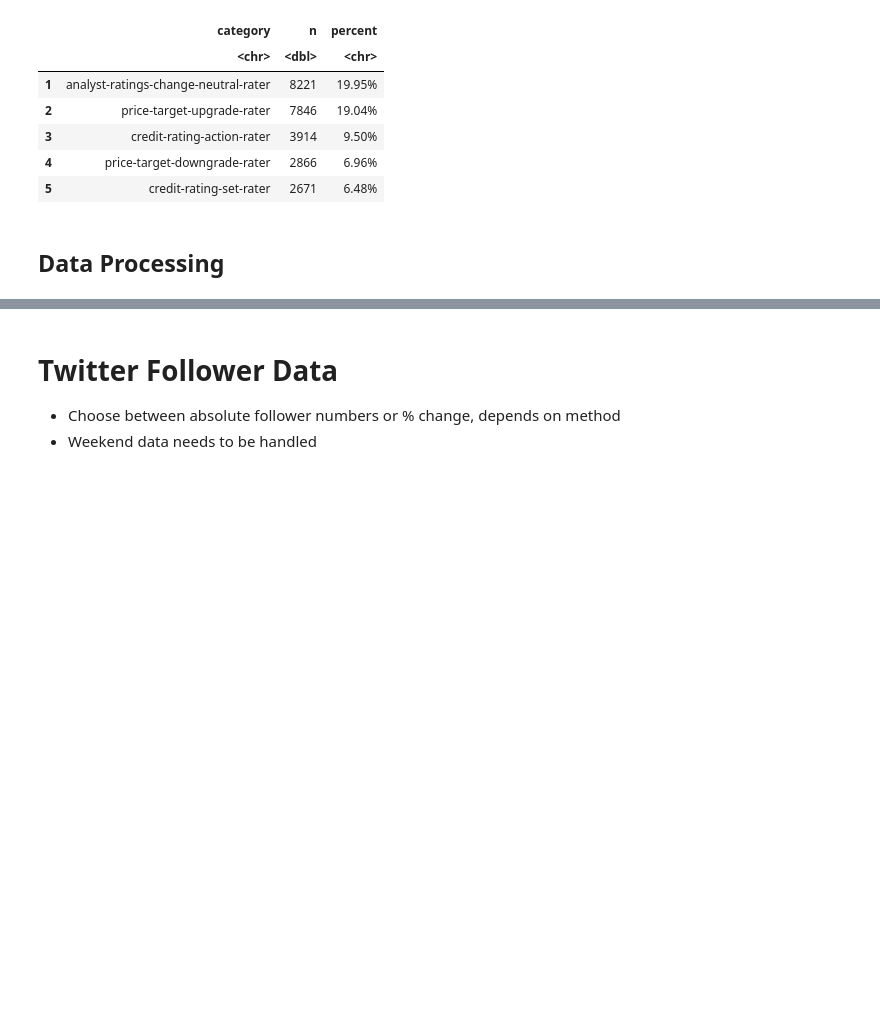
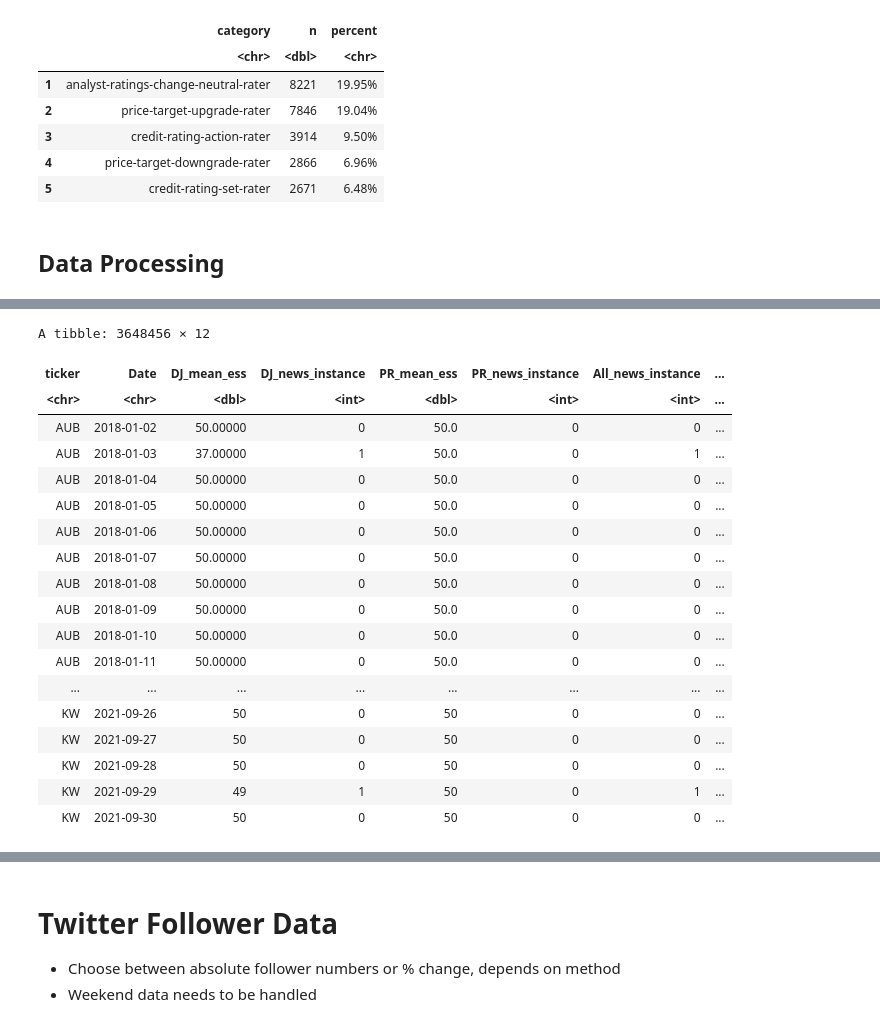
Before and after one commit to limshaocong/analyticsEdge, a Jupyter notebook: Data_Exploration.ipynb, the cells around one changed output, grey strips where cells are left out. Saved outputs shown, nothing was run; the diff lists cells and outputs as text; code cells hidden in the pictures; blank space fills up the shorter version.

```diff
--- a/Data_Exploration.ipynb
+++ b/Data_Exploration.ipynb
@@ -416,0 +455,31 @@ rp.pr.imputed = left_join(x = rp.dj.impute1,
+# %%
+# $news_instance - log10 transformation
+# $ess - shift neutral to 0, scale down by 100
+
+rp.imputed = rp.imputed %>%
+              mutate(log10DJmentions = log10(DJ_news_instance + 1),
+                      log10PRmentions = log10(PR_news_instance + 1),
+                      log10Allmentions = log10(All_news_instance + 1),
+                      DJess = (DJ_mean_ess - 50) / 100,
+                      PRess = (PR_mean_ess - 50) / 100)
+rp.imputed
+# %% [output]
+A tibble: 3648456 × 12
+| ticker | Date | DJ_mean_ess | DJ_news_instance | PR_mean_ess | PR_news_instance | All_news_instance | ... |
+| <chr> | <chr> | <dbl> | <int> | <dbl> | <int> | <int> | ... |
+| AUB | 2018-01-02 | 50.00000 | 0 | 50.0 | 0 | 0 | ... |
+| AUB | 2018-01-03 | 37.00000 | 1 | 50.0 | 0 | 1 | ... |
+| AUB | 2018-01-04 | 50.00000 | 0 | 50.0 | 0 | 0 | ... |
+| AUB | 2018-01-05 | 50.00000 | 0 | 50.0 | 0 | 0 | ... |
+| AUB | 2018-01-06 | 50.00000 | 0 | 50.0 | 0 | 0 | ... |
+| AUB | 2018-01-07 | 50.00000 | 0 | 50.0 | 0 | 0 | ... |
+| AUB | 2018-01-08 | 50.00000 | 0 | 50.0 | 0 | 0 | ... |
+| AUB | 2018-01-09 | 50.00000 | 0 | 50.0 | 0 | 0 | ... |
+| AUB | 2018-01-10 | 50.00000 | 0 | 50.0 | 0 | 0 | ... |
+| AUB | 2018-01-11 | 50.00000 | 0 | 50.0 | 0 | 0 | ... |
+| ... | ... | ... | ... | ... | ... | ... | ... |
+| KW | 2021-09-26 | 50 | 0 | 50 | 0 | 0 | ... |
+| KW | 2021-09-27 | 50 | 0 | 50 | 0 | 0 | ... |
+| KW | 2021-09-28 | 50 | 0 | 50 | 0 | 0 | ... |
+| KW | 2021-09-29 | 49 | 1 | 50 | 0 | 1 | ... |
+| KW | 2021-09-30 | 50 | 0 | 50 | 0 | 0 | ... |
```
Also changed, not shown: parts of 11 cells of this notebook.
